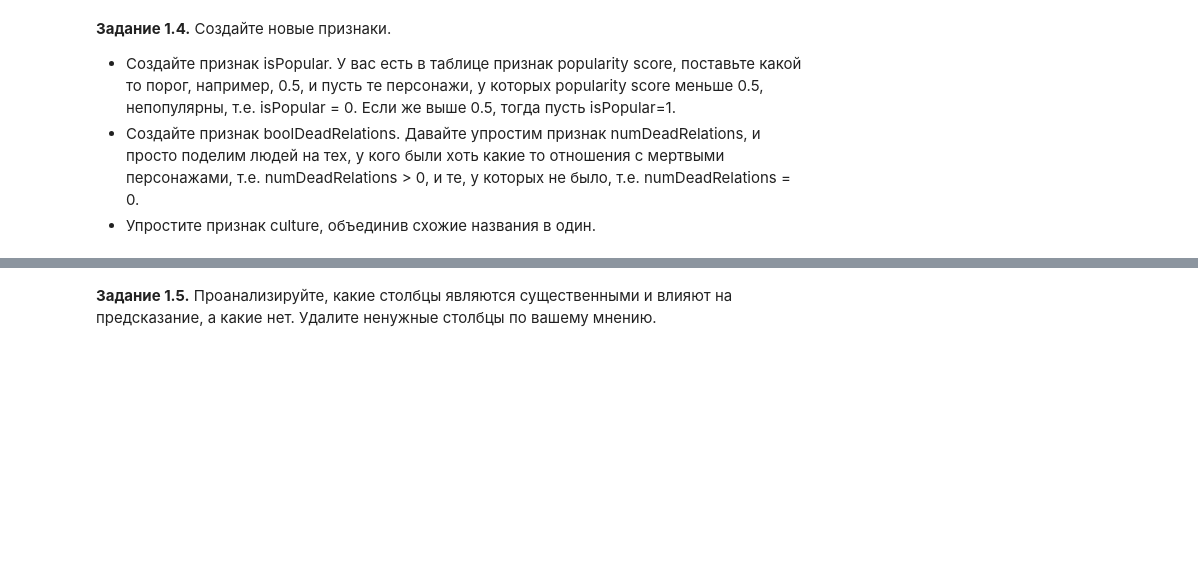
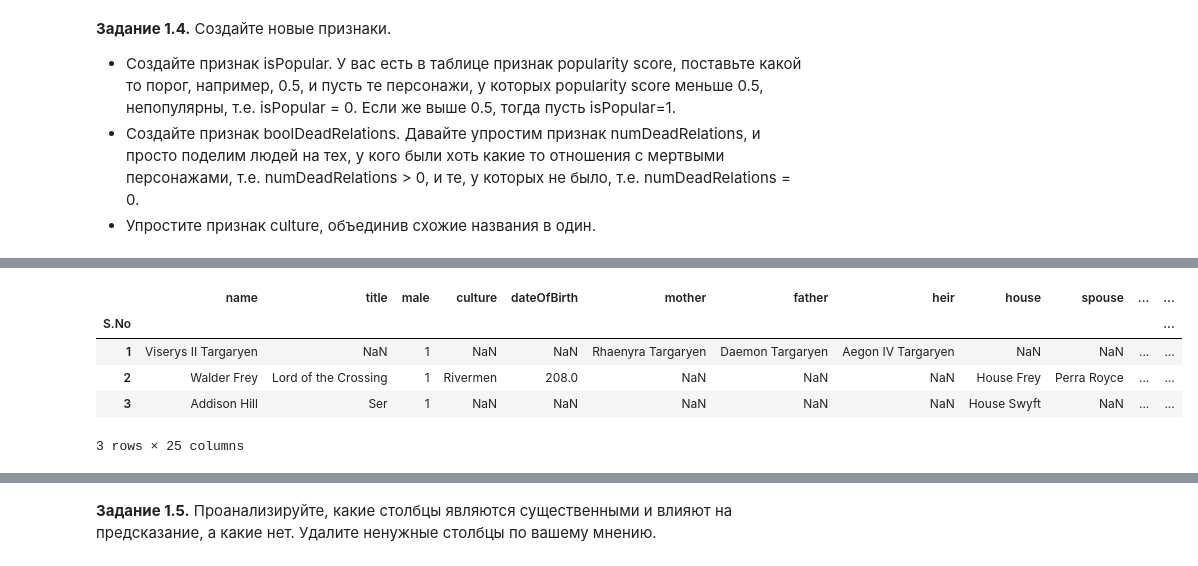
Before and after one commit to taravskayavm/DLS_I, a Jupyter notebook: week_01_ml_intro/Homework/hw_1_game_of_thrones.ipynb, the cells around one changed output, grey strips where cells are left out. Saved outputs shown, nothing was run; the diff lists cells and outputs as text; code cells hidden in the pictures; blank space fills up the shorter version.

```diff
--- a/week_01_ml_intro/Homework/hw_1_game_of_thrones.ipynb
+++ b/week_01_ml_intro/Homework/hw_1_game_of_thrones.ipynb
@@ -157,0 +178,14 @@ plt.barh(df.index, df.values)
+# %%
+# упрощаем характеристику наличия отношений с умершими персонажами
+
+data['boolDeadRelations'] = (data['numDeadRelations'] > 0).astype(int)
+
+data = data.drop('numDeadRelations', axis=1)
+data.head(3)
+# %% [output]
+|  | name | title | male | culture | dateOfBirth | mother | father | heir | house | spouse | ... | ... |
+| S.No |  |  |  |  |  |  |  |  |  |  |  | ... |
+| 1 | Viserys II Targaryen | NaN | 1 | NaN | NaN | Rhaenyra Targaryen | Daemon Targaryen | Aegon IV Targaryen | NaN | NaN | ... | ... |
+| 2 | Walder Frey | Lord of the Crossing | 1 | Rivermen | 208.0 | NaN | NaN | NaN | House Frey | Perra Royce | ... | ... |
+| 3 | Addison Hill | Ser | 1 | NaN | NaN | NaN | NaN | NaN | House Swyft | NaN | ... | ... |
+3 rows × 25 columns
```
Also changed, not shown: parts of 8 cells of this notebook.
